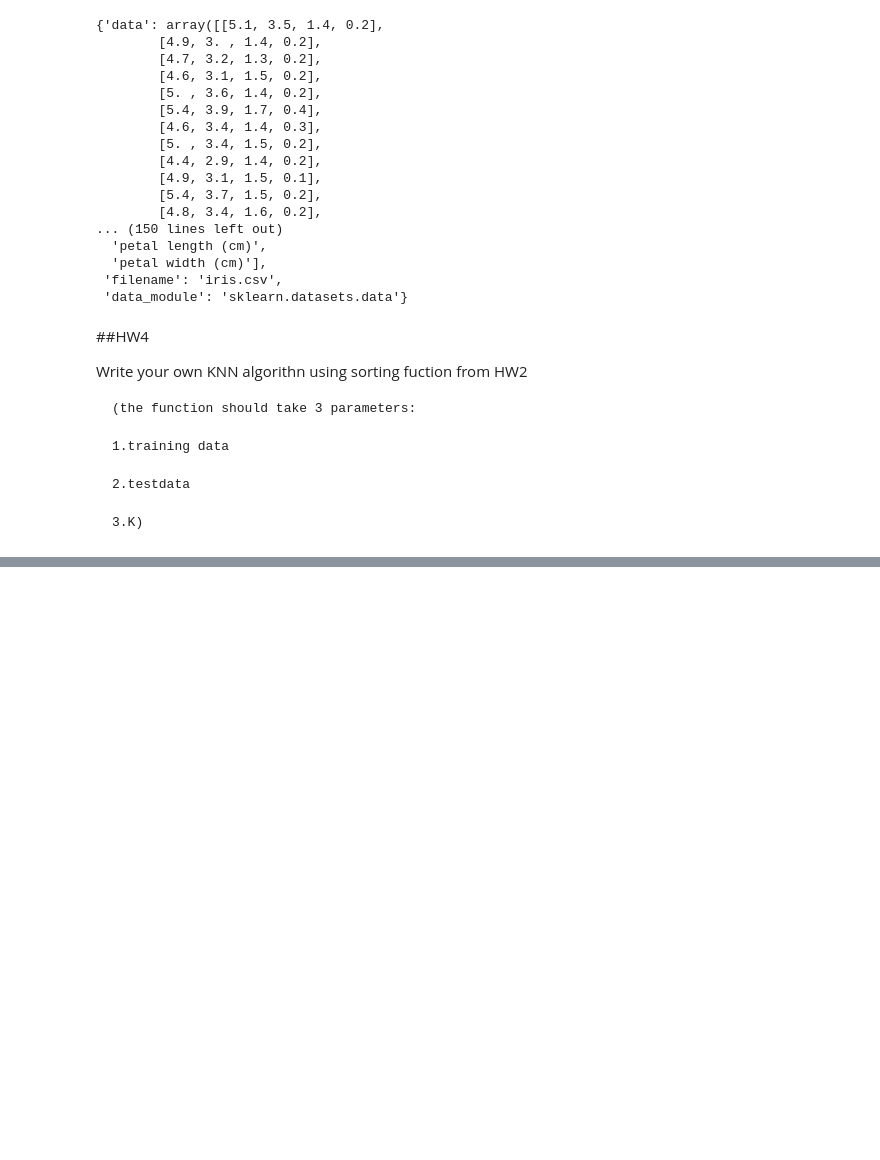
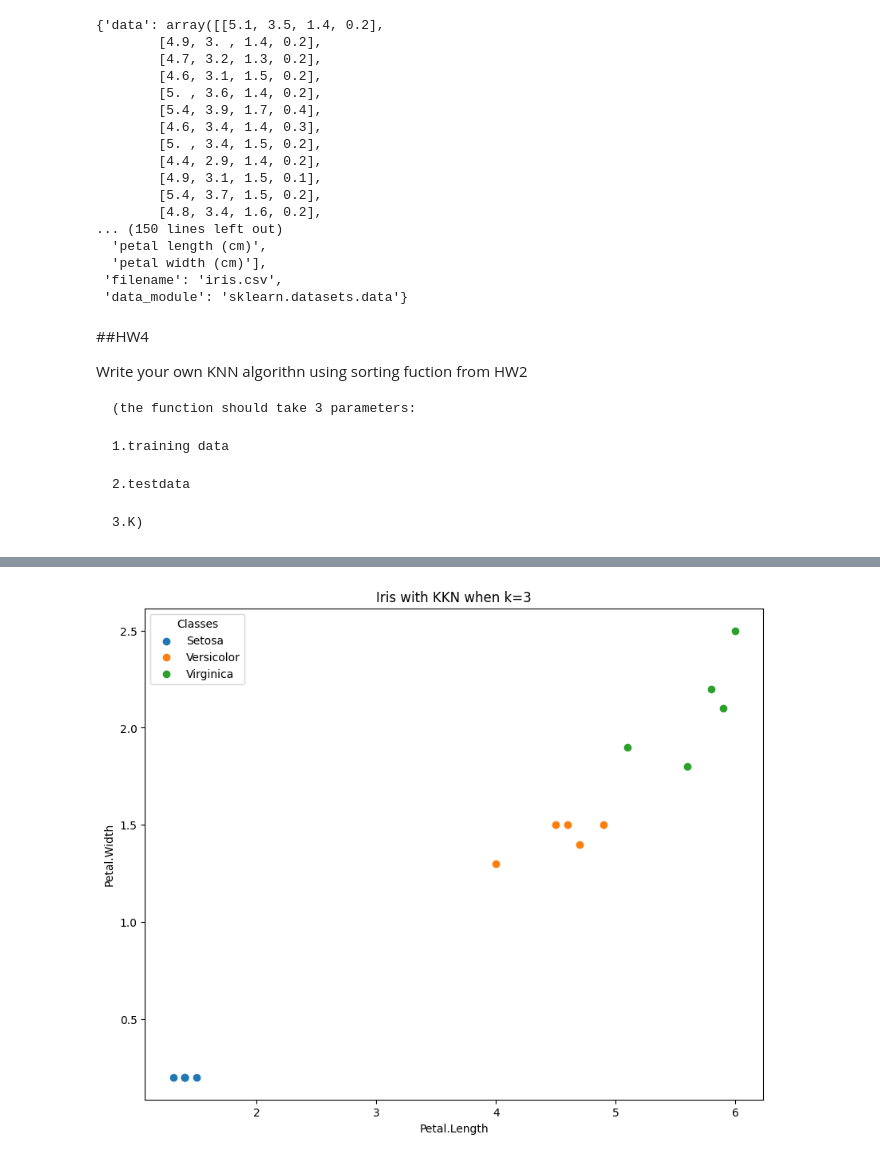
Before and after one commit to sitthatkaja/DPDM2023, a Jupyter notebook: HW4.ipynb, the cells around one changed output, grey strips where cells are left out. Cells and saved outputs as stored; diff of their text form; code cells hidden in the pictures; blank space fills up the shorter version.

```diff
--- a/HW4.ipynb
+++ b/HW4.ipynb
@@ -62,0 +126,14 @@ Write your own KNN algorithn using sorting fuction from HW2
+# %%
+plt.figure(figsize=(10, 8))
+
+plt.scatter(test_data[0][:, 2], test_data[0][:, 3], label=f'Setosa')
+plt.scatter(test_data[1][:, 2], test_data[1][:, 3], label=f'Versicolor')
+plt.scatter(test_data[2][:, 2], test_data[2][:, 3], label=f'Virginica')
+plt.xlabel('Petal.Length')
+plt.ylabel('Petal.Width')
+plt.legend(title='Classes')
+
+plt.title('Iris with KKN when k=3')
+plt.show()
+# %% [output]
+[figure, added]
```
Also changed, not shown: parts of 6 cells of this notebook.
